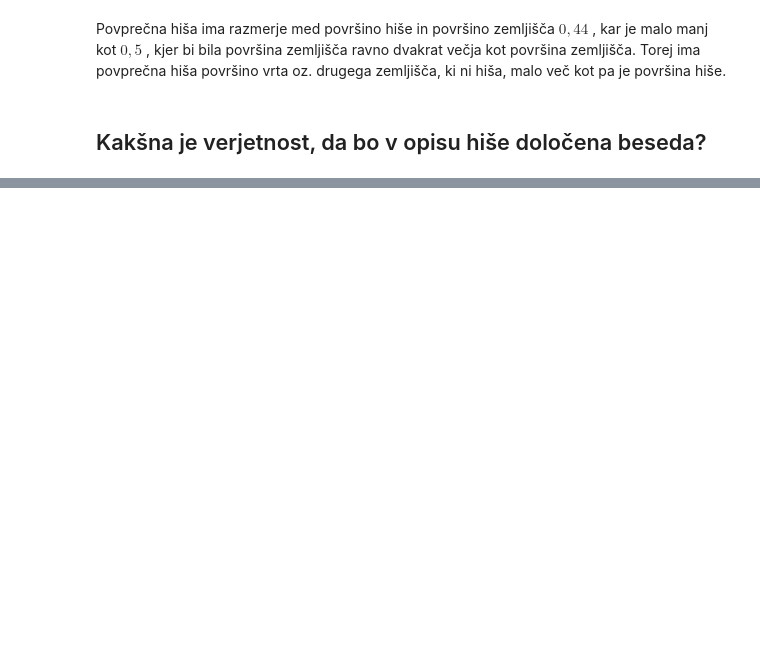
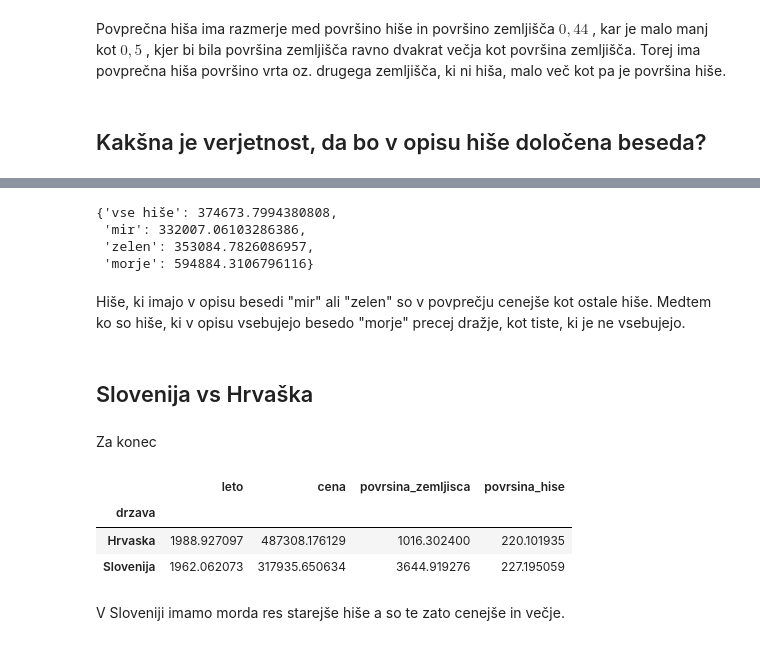
Before and after one commit to SimonGrad3/nepremicnine, a Jupyter notebook: analiza.ipynb, the cells around one changed output, grey strips where cells are left out. Saved outputs shown, nothing was run; the diff lists cells and outputs as text; code cells hidden in the pictures; blank space fills up the shorter version.

Commit message:
analiza - verjetnos da je v opisu beseda

```diff
--- a/analiza.ipynb
+++ b/analiza.ipynb
@@ -123,7 +168,7 @@ Hiše z več nadstropji so praviloma res dražje kot tiste z manj. Edina izjema
 # %% [markdown]
 ## Agencije, ki prodajajo hiše
 # %%
-hise = hise.drop(columns=["stevilo_nadstropij", "razmerje", "desetletje", "cene_na_m2"])
+hise = hise.drop(columns=["razmerje", "desetletje"])
 # %%
 hise_po_agencijah = hise.groupby("agencija")
 hise_po_agencijah.size().sort_values().tail(10)
@@ -215,0 +298,25 @@ Torej ima povprečna hiša površino vrta oz. drugega zemljišča, ki ni hiša,
+# %%
+{"vse hiše" : hise["cena"].mean(),
+"mir" : hise[hise_z_besedo_mir]["cena"].mean(),
+"zelen" : hise[hise_z_besedo_zelen]["cena"].mean(),
+"morje" : hise[hise_z_besedo_morje]["cena"].mean()}
+# %% [output]
+{'vse hiše': 374673.7994380808,
+ 'mir': 332007.06103286386,
+ 'zelen': 353084.7826086957,
+ 'morje': 594884.3106796116}
+# %% [markdown]
+Hiše, ki imajo v opisu besedi "mir" ali "zelen" so v povprečju cenejše kot ostale hiše. Medtem ko so hiše, ki v opisu vsebujejo besedo "morje" precej dražje, kot tiste, ki je ne vsebujejo.
+# %% [markdown]
+## Slovenija vs Hrvaška
+# %% [markdown]
+Za konec
+# %%
+hise.groupby("drzava").mean()
+# %% [output]
+|  | leto | cena | povrsina_zemljisca | povrsina_hise |
+| drzava |  |  |  |  |
+| Hrvaska | 1988.927097 | 487308.176129 | 1016.302400 | 220.101935 |
+| Slovenija | 1962.062073 | 317935.650634 | 3644.919276 | 227.195059 |
+# %% [markdown]
+V Sloveniji imamo morda res starejše hiše a so te zato cenejše in večje.
```
Also changed, not shown: parts of 31 cells of this notebook.
